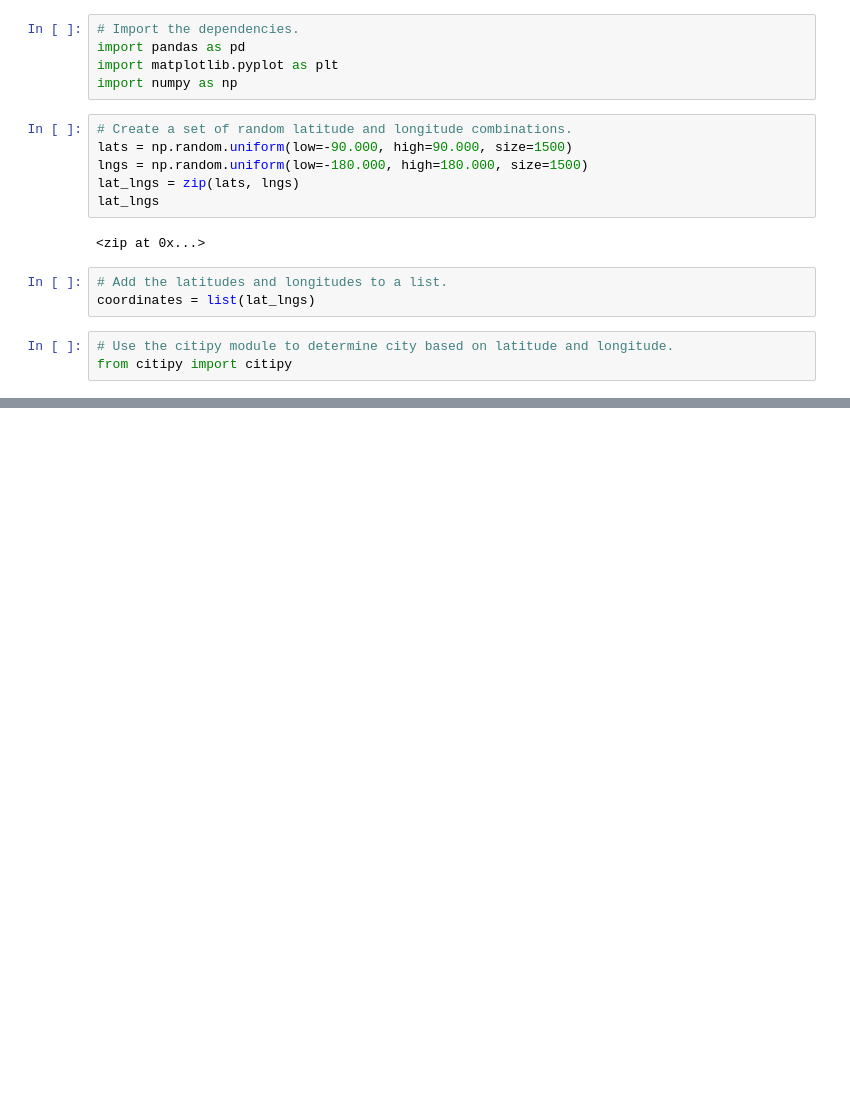
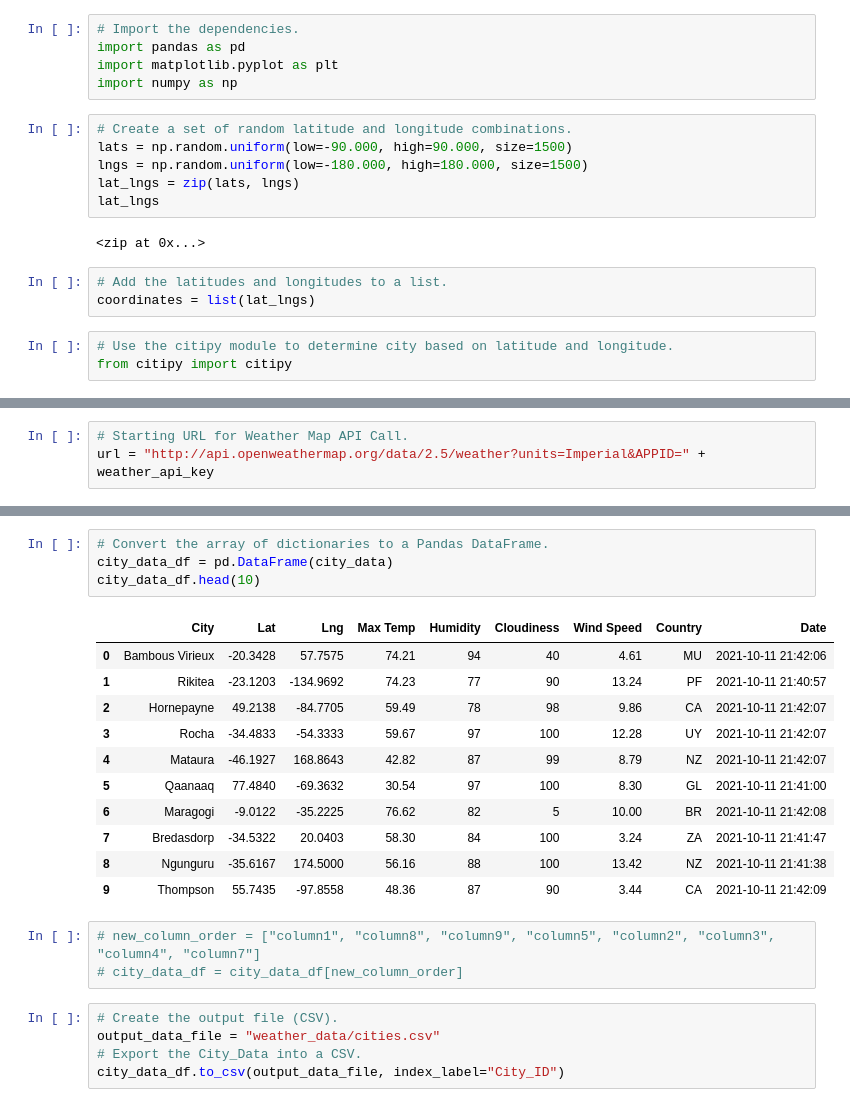
Before and after one commit to Goddard310/World_Weather_Analysis, a Jupyter notebook: WeatherPy.ipynb, the cells around one changed output, grey strips where cells are left out. Saved outputs shown, nothing was run; the diff lists cells and outputs as text; blank space fills up the shorter version.

```diff
--- a/WeatherPy.ipynb
+++ b/WeatherPy.ipynb
@@ -33,0 +43,3 @@ len(cities)
+# %%
+# Starting URL for Weather Map API Call.
+url = "http://api.openweathermap.org/data/2.5/weather?units=Imperial&APPID=" + weather_api_key
@@ -33,0 +124,24 @@ len(cities)
+# %%
+# Convert the array of dictionaries to a Pandas DataFrame.
+city_data_df = pd.DataFrame(city_data)
+city_data_df.head(10)
+# %% [output]
+|  | City | Lat | Lng | Max Temp | Humidity | Cloudiness | Wind Speed | Country | Date |
+| 0 | Bambous Virieux | -20.3428 | 57.7575 | 74.21 | 94 | 40 | 4.61 | MU | 2021-10-11 21:42:06 |
+| 1 | Rikitea | -23.1203 | -134.9692 | 74.23 | 77 | 90 | 13.24 | PF | 2021-10-11 21:40:57 |
+| 2 | Hornepayne | 49.2138 | -84.7705 | 59.49 | 78 | 98 | 9.86 | CA | 2021-10-11 21:42:07 |
+| 3 | Rocha | -34.4833 | -54.3333 | 59.67 | 97 | 100 | 12.28 | UY | 2021-10-11 21:42:07 |
+| 4 | Mataura | -46.1927 | 168.8643 | 42.82 | 87 | 99 | 8.79 | NZ | 2021-10-11 21:42:07 |
+| 5 | Qaanaaq | 77.4840 | -69.3632 | 30.54 | 97 | 100 | 8.30 | GL | 2021-10-11 21:41:00 |
+| 6 | Maragogi | -9.0122 | -35.2225 | 76.62 | 82 | 5 | 10.00 | BR | 2021-10-11 21:42:08 |
+| 7 | Bredasdorp | -34.5322 | 20.0403 | 58.30 | 84 | 100 | 3.24 | ZA | 2021-10-11 21:41:47 |
+| 8 | Ngunguru | -35.6167 | 174.5000 | 56.16 | 88 | 100 | 13.42 | NZ | 2021-10-11 21:41:38 |
+| 9 | Thompson | 55.7435 | -97.8558 | 48.36 | 87 | 90 | 3.44 | CA | 2021-10-11 21:42:09 |
+# %%
+# new_column_order = ["column1", "column8", "column9", "column5", "column2", "column3", "column4", "column7"]
+# city_data_df = city_data_df[new_column_order]
+# %%
+# Create the output file (CSV).
+output_data_file = "weather_data/cities.csv"
+# Export the City_Data into a CSV.
+city_data_df.to_csv(output_data_file, index_label="City_ID")
```
Also changed, not shown: parts of 4 cells of this notebook, 4 other files.
